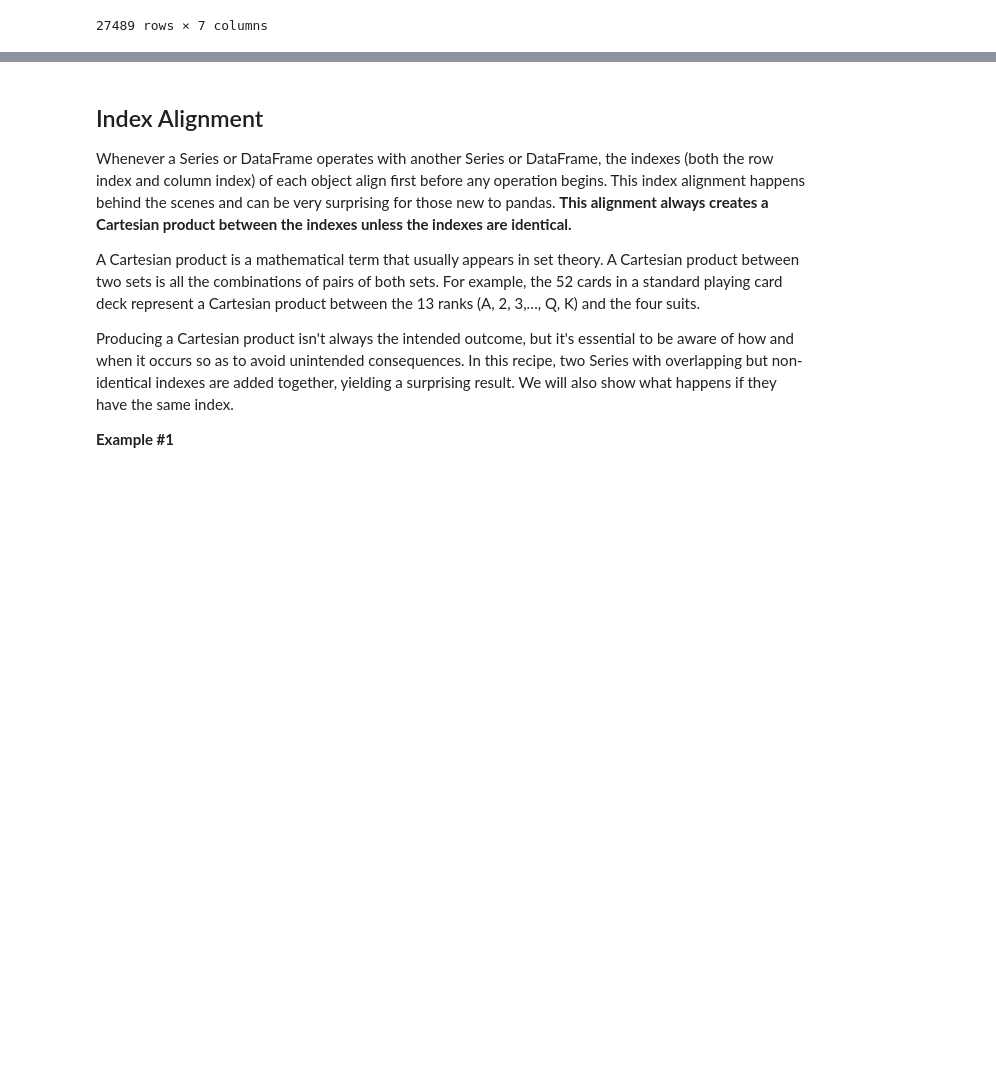
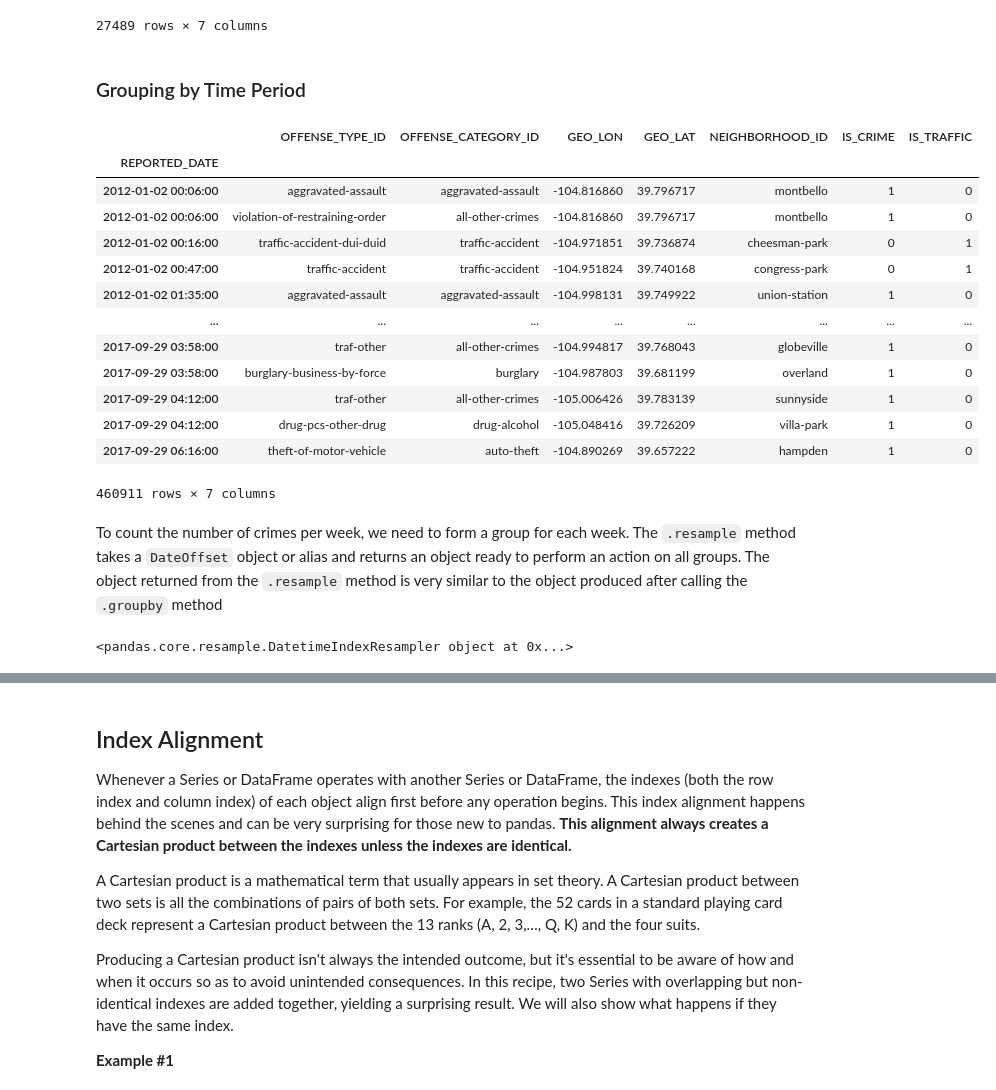
Before and after one commit to pkaran57/python-libs, a Jupyter notebook: pandas-lib/notebook/pandas.ipynb, the cells around one changed output, grey strips where cells are left out. Drawn from its saved outputs; the diff is of its cells as text; code cells hidden in the pictures; blank space fills up the shorter version.

```diff
--- a/pandas-lib/notebook/pandas.ipynb
+++ b/pandas-lib/notebook/pandas.ipynb
@@ -2507,3 +2507,33 @@ crime.first(pd.offsets.MonthBegin(6))
 | 2012-06-30 23:54:00 | traffic-accident-hit-and-run | traffic-accident | -105.014162 | 39.740439 | lincoln-park | 0 | 1 |
 | 2012-07-01 00:01:00 | robbery-street | robbery | -104.924292 | 39.767585 | northeast-park-hill | 1 | 0 |
 27489 rows × 7 columns
+# %% [markdown]
+### Grouping by Time Period
+# %%
+# sort it to increase performance
+crime_sort = (pd.read_hdf('data/crime.h5', 'crime')
+                .set_index('REPORTED_DATE') .sort_index())
+
+crime_sort
+# %% [output]
+|  | OFFENSE_TYPE_ID | OFFENSE_CATEGORY_ID | GEO_LON | GEO_LAT | NEIGHBORHOOD_ID | IS_CRIME | IS_TRAFFIC |
+| REPORTED_DATE |  |  |  |  |  |  |  |
+| 2012-01-02 00:06:00 | aggravated-assault | aggravated-assault | -104.816860 | 39.796717 | montbello | 1 | 0 |
+| 2012-01-02 00:06:00 | violation-of-restraining-order | all-other-crimes | -104.816860 | 39.796717 | montbello | 1 | 0 |
+| 2012-01-02 00:16:00 | traffic-accident-dui-duid | traffic-accident | -104.971851 | 39.736874 | cheesman-park | 0 | 1 |
+| 2012-01-02 00:47:00 | traffic-accident | traffic-accident | -104.951824 | 39.740168 | congress-park | 0 | 1 |
+| 2012-01-02 01:35:00 | aggravated-assault | aggravated-assault | -104.998131 | 39.749922 | union-station | 1 | 0 |
+| ... | ... | ... | ... | ... | ... | ... | ... |
+| 2017-09-29 03:58:00 | traf-other | all-other-crimes | -104.994817 | 39.768043 | globeville | 1 | 0 |
+| 2017-09-29 03:58:00 | burglary-business-by-force | burglary | -104.987803 | 39.681199 | overland | 1 | 0 |
+| 2017-09-29 04:12:00 | traf-other | all-other-crimes | -105.006426 | 39.783139 | sunnyside | 1 | 0 |
+| 2017-09-29 04:12:00 | drug-pcs-other-drug | drug-alcohol | -105.048416 | 39.726209 | villa-park | 1 | 0 |
+| 2017-09-29 06:16:00 | theft-of-motor-vehicle | auto-theft | -104.890269 | 39.657222 | hampden | 1 | 0 |
+460911 rows × 7 columns
+# %% [markdown]
+To count the number of crimes per week, we need to form a group for each week. The `.resample` method takes a `DateOffset` object or alias and returns an object ready to perform an action on all groups. The object returned from the `.resample` method is very similar to the object produced after calling the `.groupby` method
+# %%
+# The offset alias, W, was used to inform pandas that we want to group by each week
+crime_sort.resample('W')
+# %% [output]
+<pandas.core.resample.DatetimeIndexResampler object at 0x...>
```
Also changed, not shown: parts of 5 cells of this notebook.
